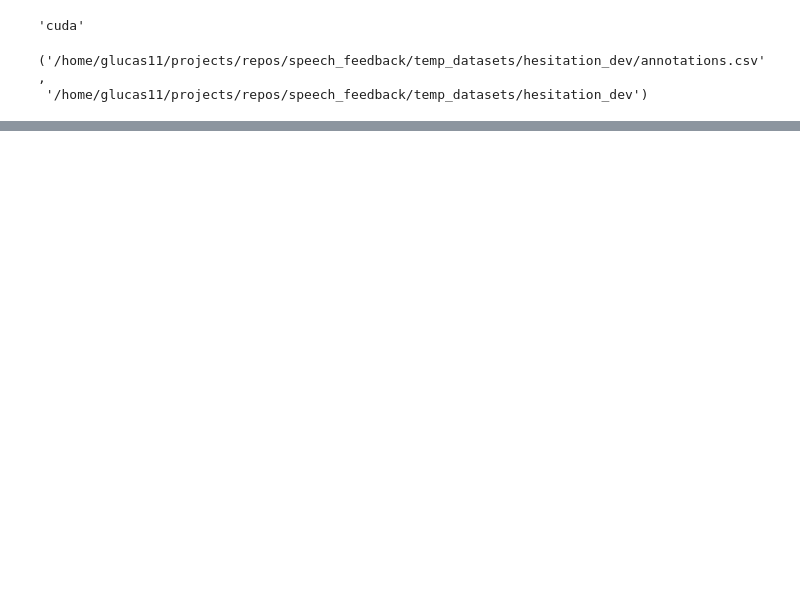
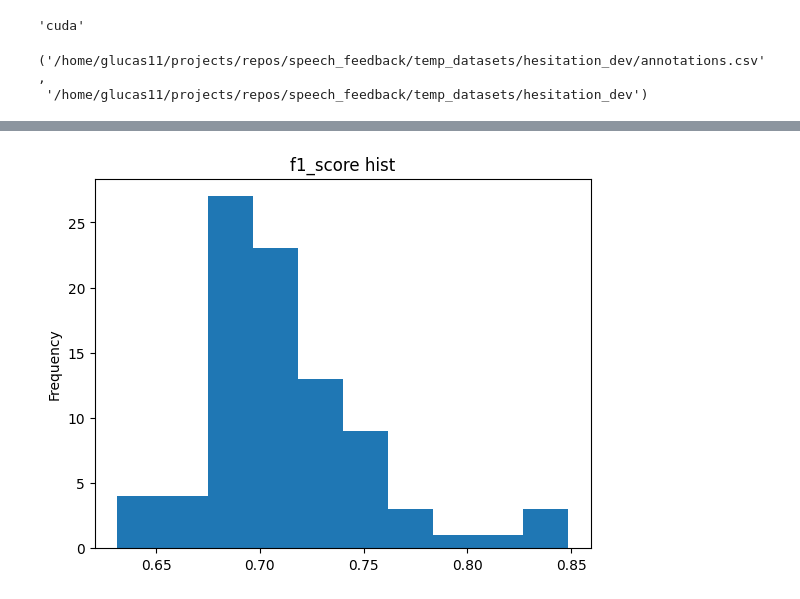
Before and after one commit to glucard/speech_feedback, a Jupyter notebook: hesitation_classifier.ipynb, the cells around one changed output, grey strips where cells are left out. Cells and saved outputs as stored; diff of their text form; code cells hidden in the pictures; blank space fills up the shorter version.

```diff
--- a/hesitation_classifier.ipynb
+++ b/hesitation_classifier.ipynb
@@ -282,0 +269,4 @@ scores = df_results['val_f1_score'].plot(kind='hist', title='f1_score hist')
+# %%
+scores = df_results[df_results['val_mean_loss'] < 1]['val_mean_loss'].plot(kind='hist', title='f1_score hist')
+# %% [output]
+[figure, added]
```
Also changed, not shown: parts of 5 cells of this notebook.
